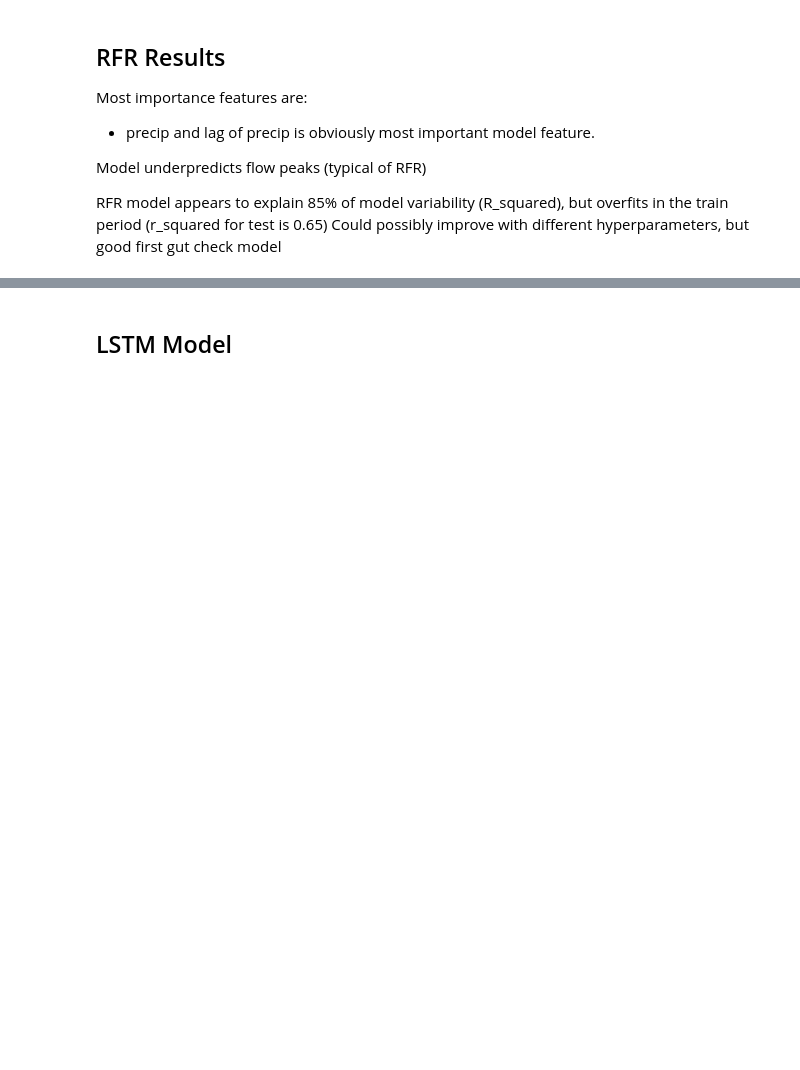
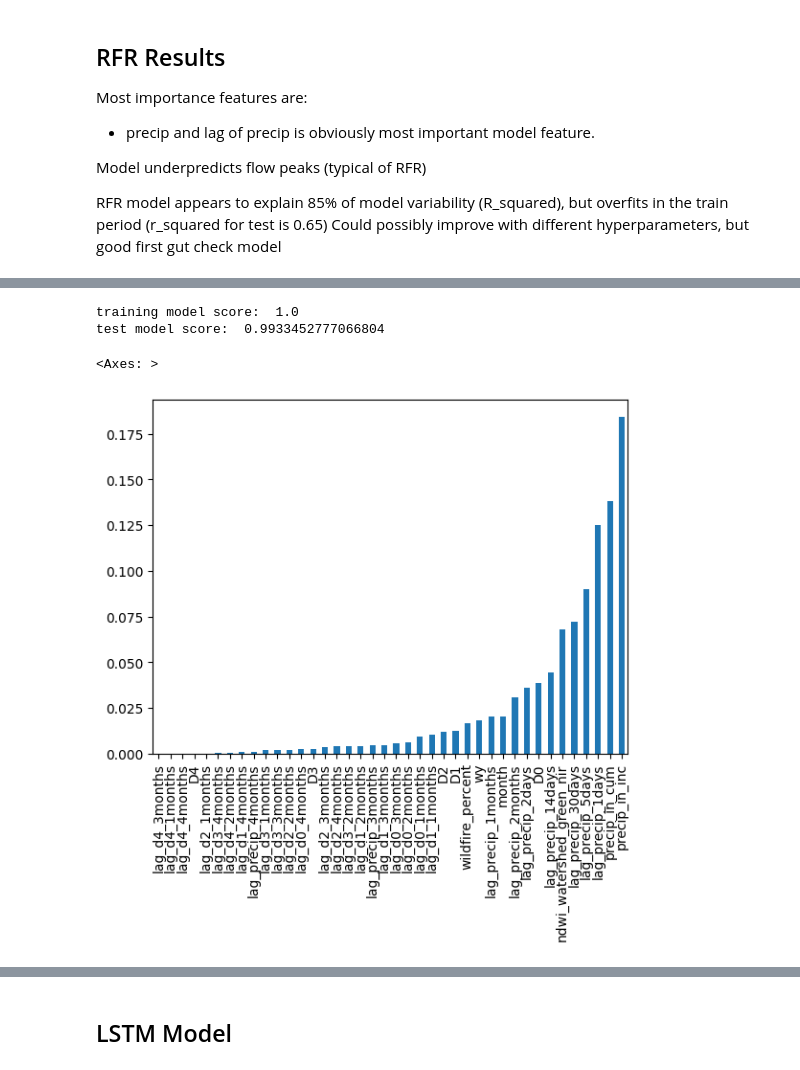
Before and after one commit to kpretz/San-Lorenzo-Flood-Prediction, a Jupyter notebook: 03_model.ipynb, the cells around one changed output, grey strips where cells are left out. Saved outputs shown, nothing was run; the diff lists cells and outputs as text; code cells hidden in the pictures; blank space fills up the shorter version.

```diff
--- a/03_model.ipynb
+++ b/03_model.ipynb
@@ -127,0 +156,22 @@ Could possibly improve with different hyperparameters, but good first gut check
+# %%
+X = data_rfc.drop(['stage_ft_BT', 'stage_ft_SC', 'flood_stage_SC', 'flood_stage_BT', 'q_cfs_peak_SC_int', 'q_cfs_peak_BT_int', 'cy'], axis=1)
+y = data_rfc['flood_stage_BT']
+X_train_BT, X_test_BT, y_train_BT, y_test_BT = train_test_split(X, y, test_size=0.7, random_state=777)
+
+rfc_BT = RandomForestClassifier()
+rfc_BT.fit(X_train_BT, y_train_BT)
+y_pred_BT = rfc_BT.predict(X_test_BT)
+print('training model score: ', rfc_BT.score(X_train_BT, y_train_BT))
+print('test model score: ', rfc_BT.score(X_test_BT, y_test_BT))
+
+#next, we'll take a look at feature importance
+importances = rfc_BT.feature_importances_
+forest_importances = pd.Series(importances, index=X_train_BT.columns)
+
+fig, ax = plt.subplots()
+forest_importances.sort_values().plot.bar(ax=ax)
+# %% [output]
+training model score:  1.0
+test model score:  0.9933452777066804
+<Axes: >
+[figure, added]
```
Also changed, not shown: parts of 17 cells of this notebook.
